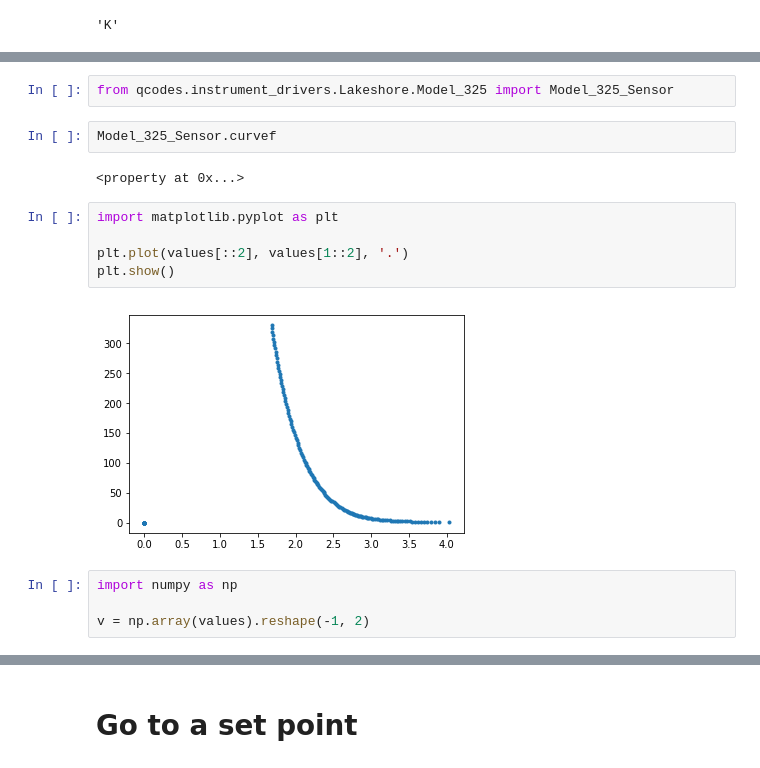
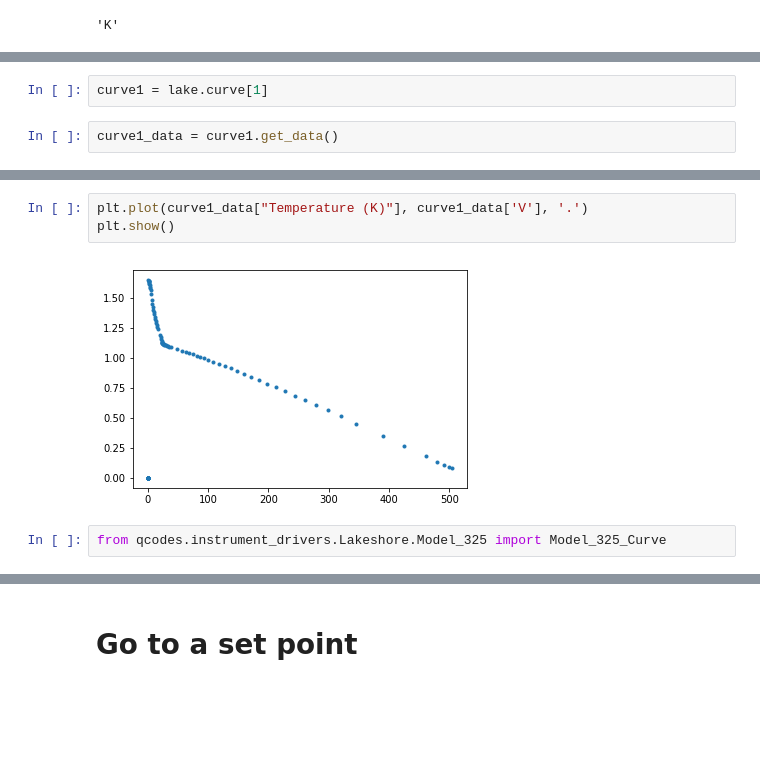
Before and after one commit to aa8919aa3/Qcodes, a Jupyter notebook: docs/examples/driver_examples/Qcodes example with Lakeshore 325.ipynb, the cells around one changed output, grey strips where cells are left out. Cells and saved outputs as stored; diff of their text form; blank space fills up the shorter version.

```diff
--- a/docs/examples/driver_examples/Qcodes example with Lakeshore 325.ipynb
+++ b/docs/examples/driver_examples/Qcodes example with Lakeshore 325.ipynb
@@ -52,0 +38,4 @@ lake.sensor_A.curve_index()
+# %%
+curve1 = lake.curve[1]
+# %%
+curve1_data = curve1.get_data()
@@ -53,17 +46,7 @@ lake.sensor_A.curve_index()
+# %%
+plt.plot(curve1_data["Temperature (K)"], curve1_data['V'], '.')
+plt.show()
+# %% [output]
+[figure, added]
 # %%
-from qcodes.instrument_drivers.Lakeshore.Model_325 import Model_325_Sensor
+from qcodes.instrument_drivers.Lakeshore.Model_325 import Model_325_Curve
-# %%
-Model_325_Sensor.curvef
-# %% [output]
-<property at 0x...>
-# %%
-import matplotlib.pyplot as plt
-
-plt.plot(values[::2], values[1::2], '.')
-plt.show()
-# %% [output]
-[figure, removed]
-# %%
-import numpy as np
-
-v = np.array(values).reshape(-1, 2)
```
Also changed, not shown: parts of 20 cells of this notebook, 1 other file.
